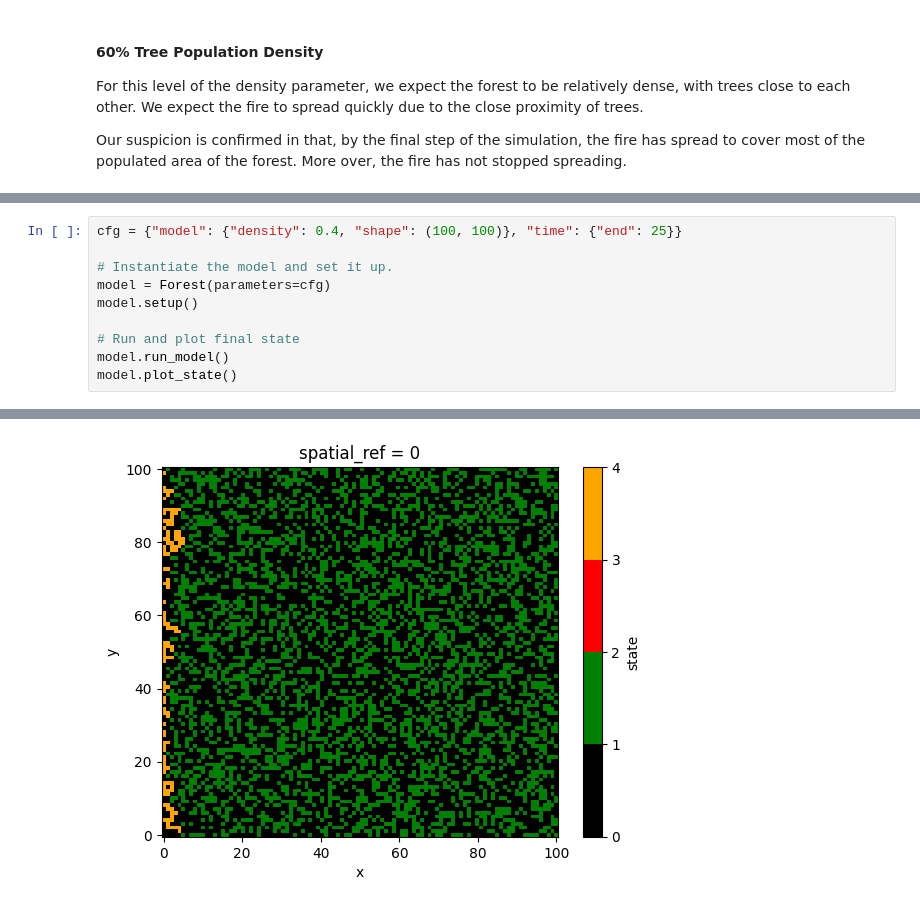
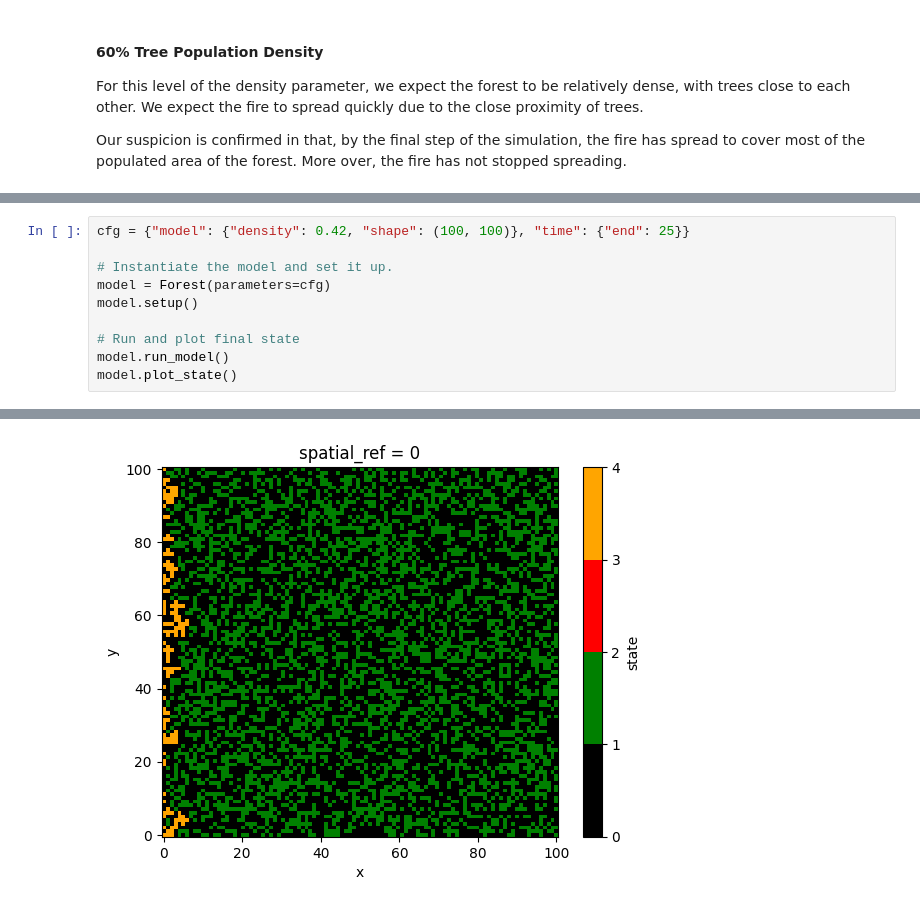
Before and after one commit to SongshGeoLab/ABSESpy, a Jupyter notebook: docs/tutorial/beginner/fire_tutorial.ipynb, the cells around one changed output, grey strips where cells are left out. Drawn from its saved outputs; the diff is of its cells as text.

```diff
--- a/docs/tutorial/beginner/fire_tutorial.ipynb
+++ b/docs/tutorial/beginner/fire_tutorial.ipynb
@@ -177,5 +169,5 @@ Not a quarter of the forest is covered by the fire. The fire has stopped spreadi
 # %%
-cfg = {"model": {"density": 0.4, "shape": (100, 100)}, "time": {"end": 25}}
+cfg = {"model": {"density": 0.42, "shape": (100, 100)}, "time": {"end": 25}}
 
 # Instantiate the model and set it up.
 model = Forest(parameters=cfg)
@@ -196 +180 @@ model.plot_state()
-[figure, old version]
+[figure, new version]
```
Also changed, not shown: parts of 3 cells of this notebook, 7 other files.
